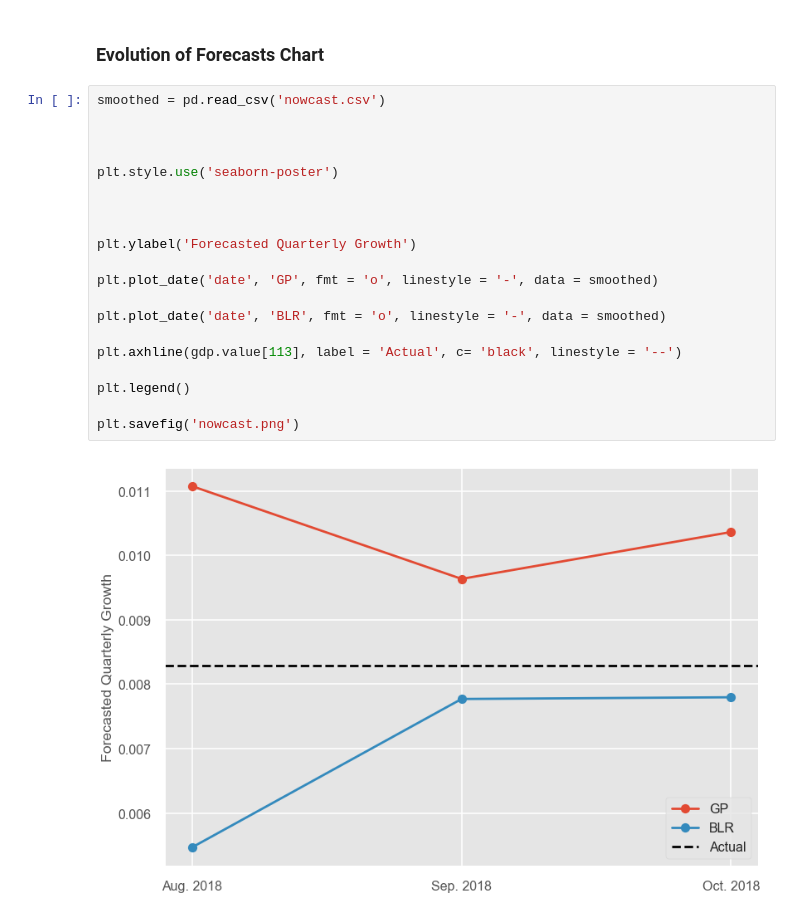
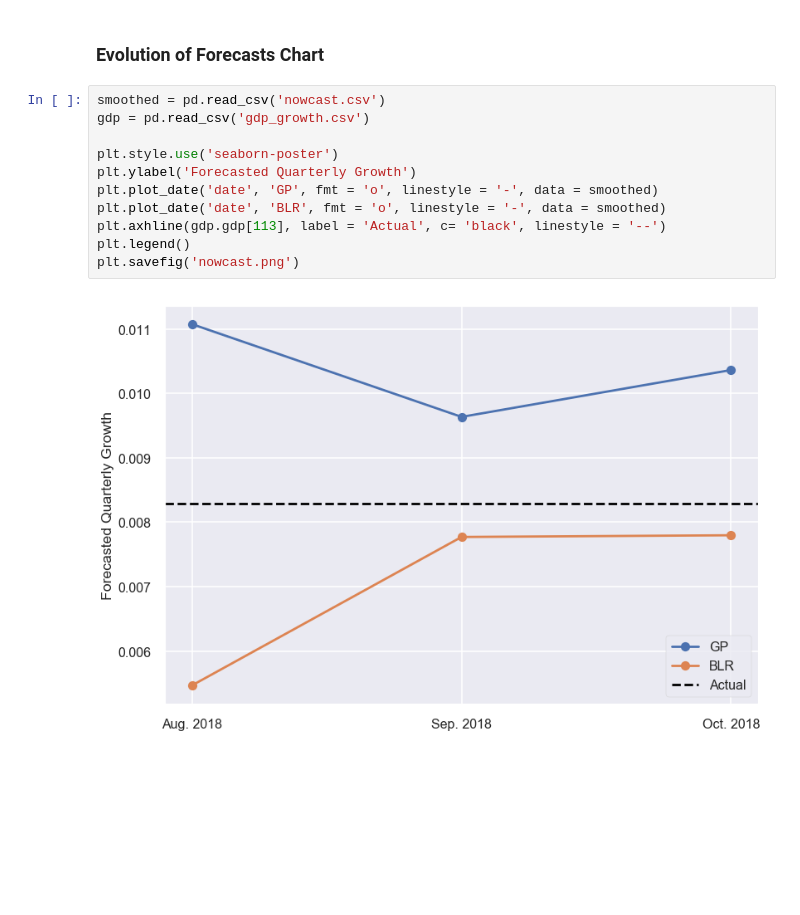
Before and after one commit to davis-berlind/STA-561-Final-Project, a Jupyter notebook: Charts_Reg_Path.ipynb, the cells around one changed output. Saved outputs shown, nothing was run; the diff lists cells and outputs as text; blank space fills up the shorter version.

Commit message:
cleaning up chart code/changes for submission

```diff
--- a/Charts_Reg_Path.ipynb
+++ b/Charts_Reg_Path.ipynb
@@ -261,23 +162,14 @@ plt.savefig('RidgeRegPath.png',bbox_extra_artists=(lgd,), bbox_inches='tight')
 ### Evolution of Forecasts Chart
 # %%
 smoothed = pd.read_csv('nowcast.csv')
-
-
+gdp = pd.read_csv('gdp_growth.csv')
 
 plt.style.use('seaborn-poster')
-
-
-
 plt.ylabel('Forecasted Quarterly Growth')
-
 plt.plot_date('date', 'GP', fmt = 'o', linestyle = '-', data = smoothed)
-
 plt.plot_date('date', 'BLR', fmt = 'o', linestyle = '-', data = smoothed)
-
-plt.axhline(gdp.value[113], label = 'Actual', c= 'black', linestyle = '--')
-
+plt.axhline(gdp.gdp[113], label = 'Actual', c= 'black', linestyle = '--')
 plt.legend()
-
 plt.savefig('nowcast.png')
 # %% [output]
-[figure, old version]
+[figure, new version]
```
Also changed, not shown: parts of 8 cells of this notebook, 18 other files.
